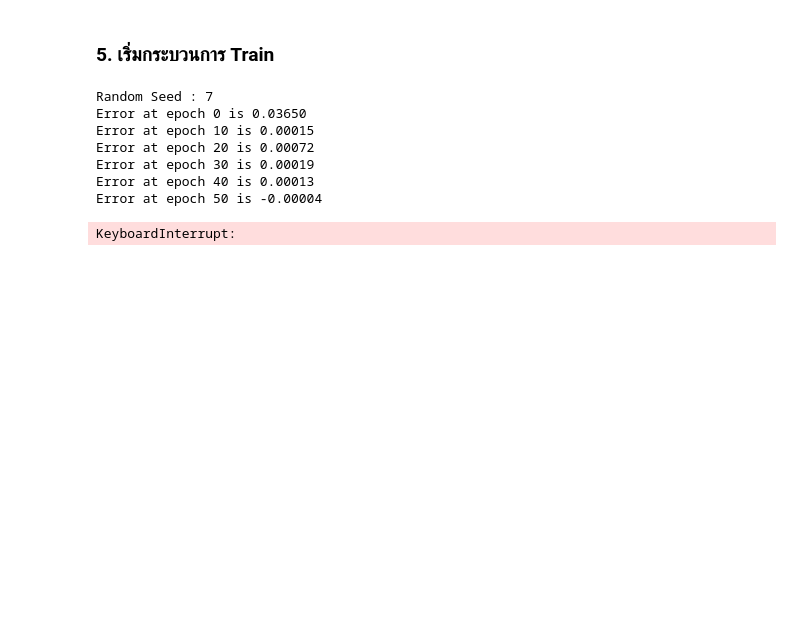
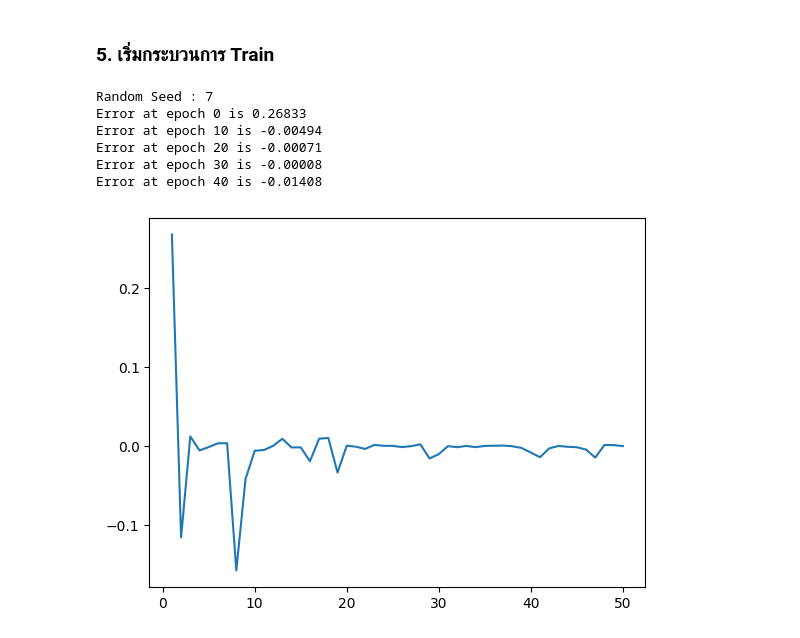
Before and after one commit to Celesca/cpe112-data-structure, a Jupyter notebook: Final_Project/Model.ipynb, the cells around one changed output. Saved outputs shown, nothing was run; the diff lists cells and outputs as text; code cells hidden in the pictures; blank space fills up the shorter version.

```diff
--- a/Final_Project/Model.ipynb
+++ b/Final_Project/Model.ipynb
@@ -679,13 +689,12 @@ No.Output Unit:  2
 # %% [markdown]
 ### 5. เริ่มกระบวนการ Train
 # %%
-myModel.trainModel(7,200,0.01)
+myModel.trainModel(7,50,0.01)
 # %% [output]
 Random Seed : 7
-Error at epoch 0 is 0.03650
-Error at epoch 10 is 0.00015
-Error at epoch 20 is 0.00072
-Error at epoch 30 is 0.00019
-Error at epoch 40 is 0.00013
-Error at epoch 50 is -0.00004
+Error at epoch 0 is 0.26833
+Error at epoch 10 is -0.00494
+Error at epoch 20 is -0.00071
+Error at epoch 30 is -0.00008
+Error at epoch 40 is -0.01408
-KeyboardInterrupt:
+[figure, added]
```
Also changed, not shown: parts of 18 cells of this notebook.
